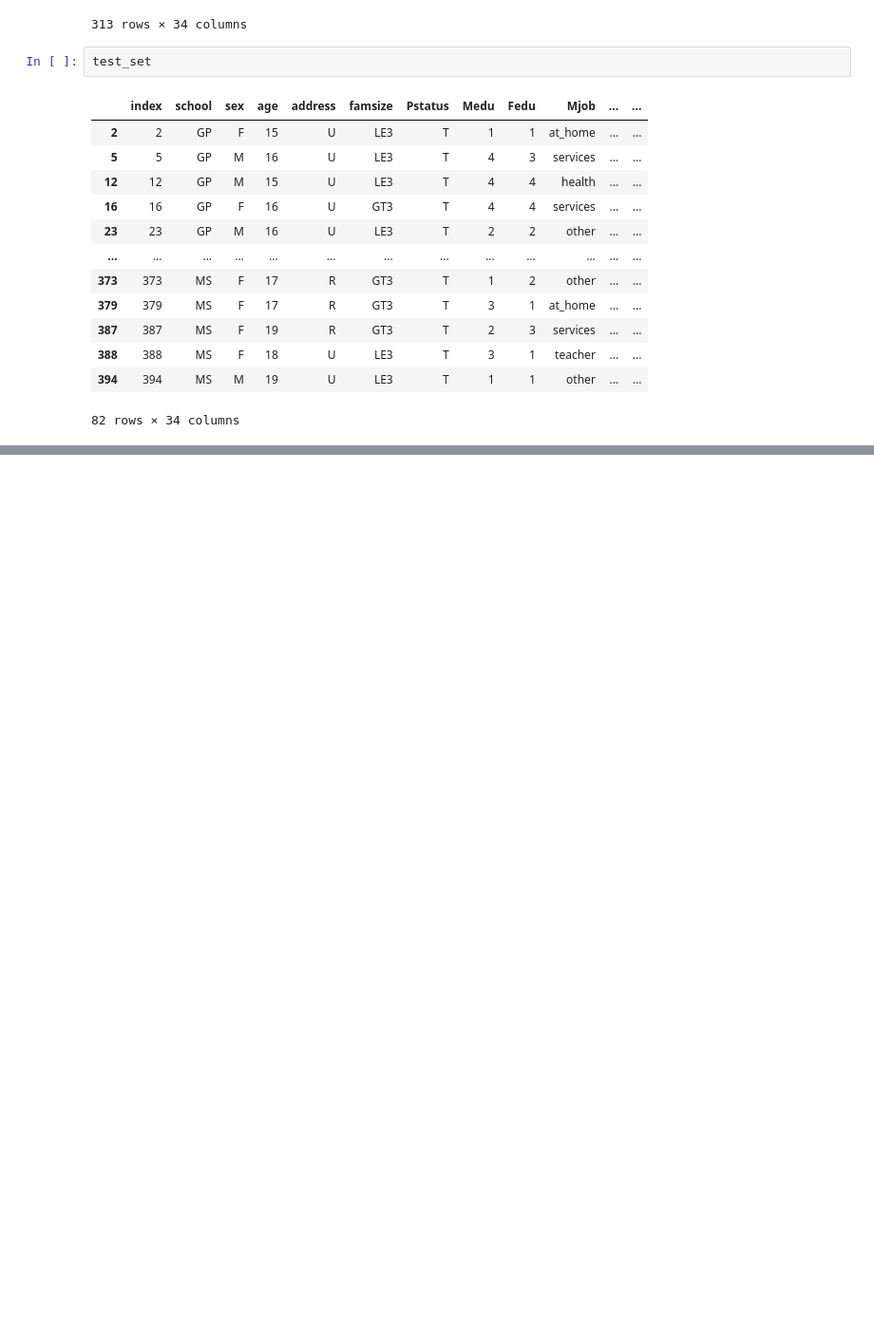
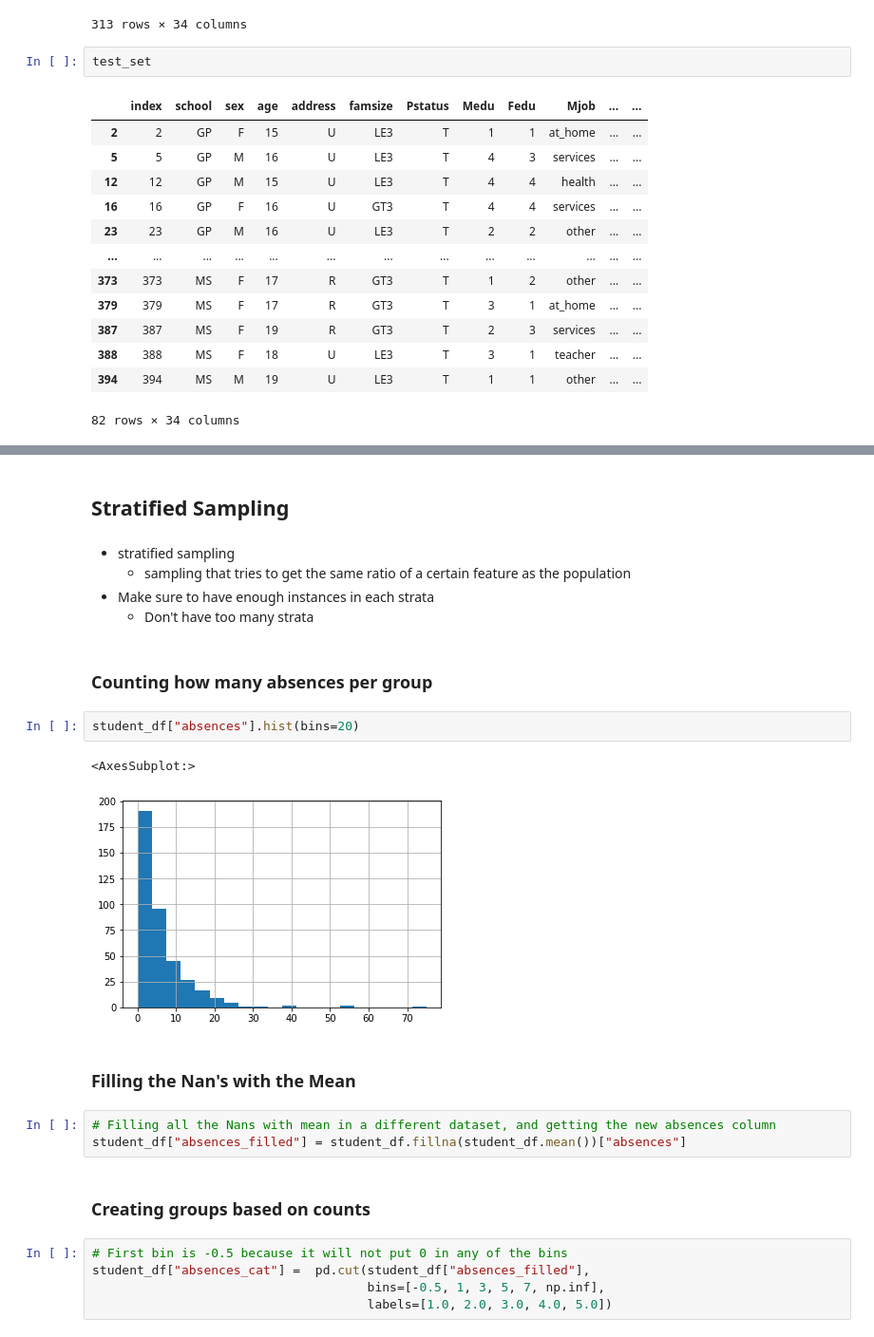
Before and after one commit to ryoiwata/handson-ml, a Jupyter notebook: notebooks/chapter_2_end_to_end_machine_learning_project.ipynb, the cells around one changed output, grey strips where cells are left out. Shown: that part at 95% size. Saved outputs shown, nothing was run; the diff lists cells and outputs as text; blank space fills up the shorter version.

```diff
--- a/notebooks/chapter_2_end_to_end_machine_learning_project.ipynb
+++ b/notebooks/chapter_2_end_to_end_machine_learning_project.ipynb
@@ -199,0 +283,26 @@ test_set
+# %% [markdown]
+## Stratified Sampling
+# %% [markdown]
+- stratified sampling
+    - sampling that tries to get the same ratio of a certain feature as the population
+- Make sure to have enough instances in each strata
+    - Don't have too many strata
+# %% [markdown]
+### Counting how many absences per group
+# %%
+student_df["absences"].hist(bins=20)
+# %% [output]
+<AxesSubplot:>
+[figure, added]
+# %% [markdown]
+### Filling the Nan's with the Mean
+# %%
+# Filling all the Nans with mean in a different dataset, and getting the new absences column
+student_df["absences_filled"] = student_df.fillna(student_df.mean())["absences"]
+# %% [markdown]
+### Creating groups based on counts
+# %%
+# First bin is -0.5 because it will not put 0 in any of the bins
+student_df["absences_cat"] =  pd.cut(student_df["absences_filled"],
+                                     bins=[-0.5, 1, 3, 5, 7, np.inf],
+                                     labels=[1.0, 2.0, 3.0, 4.0, 5.0])
```
Also changed, not shown: parts of 18 cells of this notebook.
